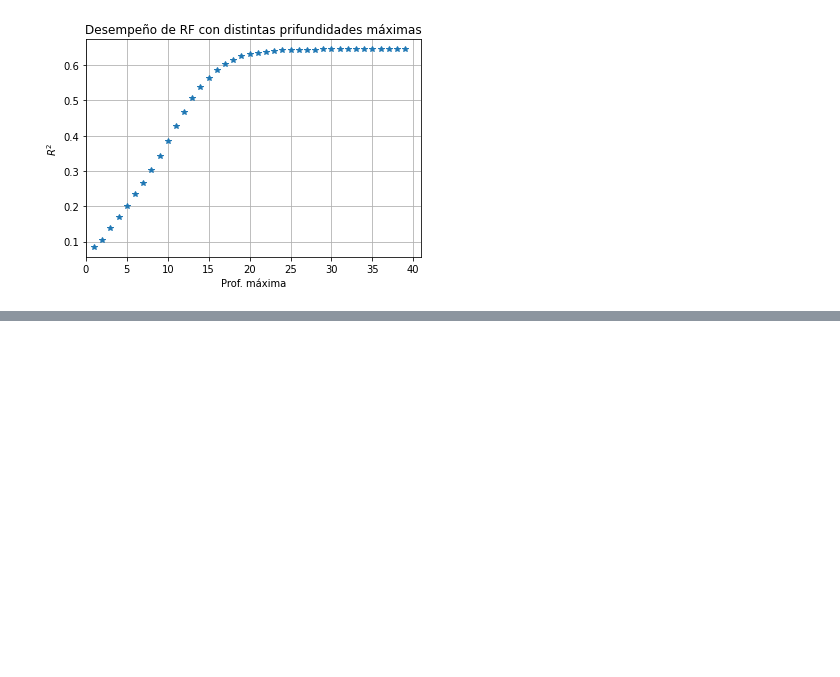
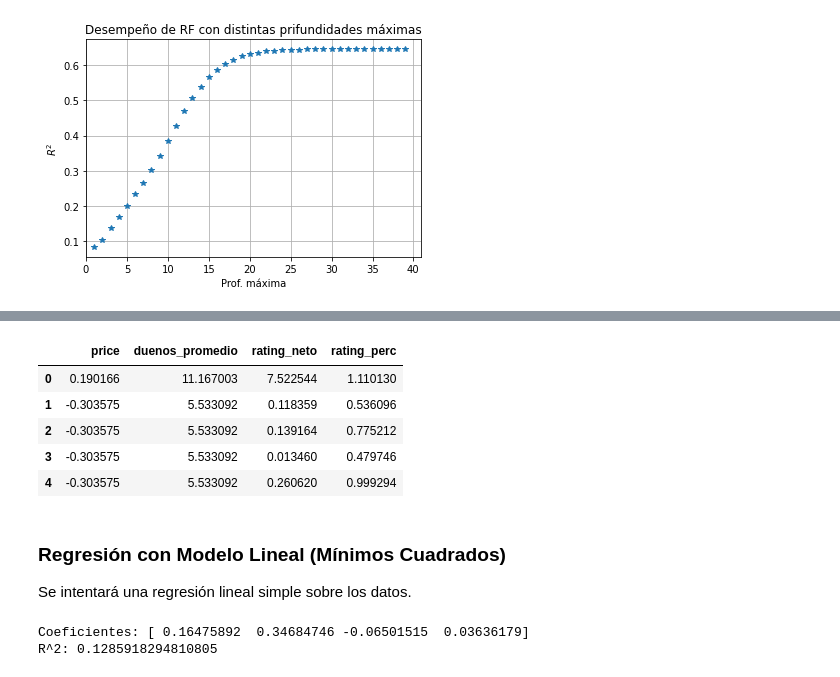
Before and after one commit to SoraSpace769/CC5206_steam_games, a Jupyter notebook: regresion (2).ipynb, the cells around one changed output, grey strips where cells are left out. Cells and saved outputs as stored; diff of their text form; code cells hidden in the pictures; blank space fills up the shorter version.

```diff
--- a/regresion (2).ipynb
+++ b/regresion (2).ipynb
@@ -103,0 +126,23 @@ plt.show()
+# %%
+# Normalización de conjuntos
+X =(features-features.mean())/features.std()
+y =(labels-labels.mean())/labels.std()
+X.head()
+# %% [output]
+|  | price | duenos_promedio | rating_neto | rating_perc |
+| 0 | 0.190166 | 11.167003 | 7.522544 | 1.110130 |
+| 1 | -0.303575 | 5.533092 | 0.118359 | 0.536096 |
+| 2 | -0.303575 | 5.533092 | 0.139164 | 0.775212 |
+| 3 | -0.303575 | 5.533092 | 0.013460 | 0.479746 |
+| 4 | -0.303575 | 5.533092 | 0.260620 | 0.999294 |
+# %% [markdown]
+### Regresión con Modelo Lineal (Mínimos Cuadrados)
+
+Se intentará una regresión lineal simple sobre los datos.
+# %%
+reg_linear = LinearRegression().fit(X, y)
+print("Coeficientes:", reg_linear.coef_)
+print("R^2:", reg_linear.score(X,y))
+# %% [output]
+Coeficientes: [ 0.16475892  0.34684746 -0.06501515  0.03636179]
+R^2: 0.1285918294810805
```
Also changed, not shown: parts of 19 cells of this notebook.
